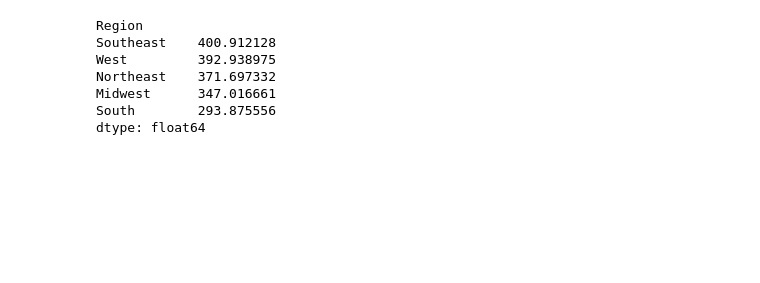
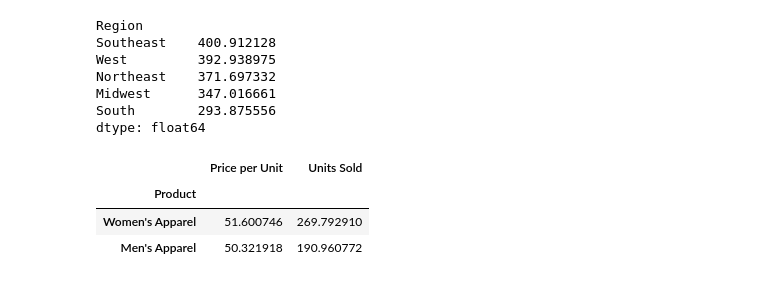
Before and after one commit to Lenmbugua/Analytics-Practice-Datasets, a Jupyter notebook: Adidas US sales Dataset.ipynb, the cells around one changed output. Saved outputs shown, nothing was run; the diff lists cells and outputs as text; code cells hidden in the pictures; blank space fills up the shorter version.

Commit message:
Products,price per unit and units sold

```diff
--- a/Adidas US sales Dataset.ipynb
+++ b/Adidas US sales Dataset.ipynb
@@ -501,3 +501,12 @@ Northeast    371.697332
 Midwest      347.016661
 South        293.875556
 dtype: float64
+# %%
+# Premium but popular products
+avg_price = df["Price per Unit"].mean()
+df.groupby("Product")[["Price per Unit","Units Sold"]].mean().query("`Price per Unit` > @avg_price").sort_values("Units Sold", ascending=False)
+# %% [output]
+|  | Price per Unit | Units Sold |
+| Product |  |  |
+| Women's Apparel | 51.600746 | 269.792910 |
+| Men's Apparel | 50.321918 | 190.960772 |
```
